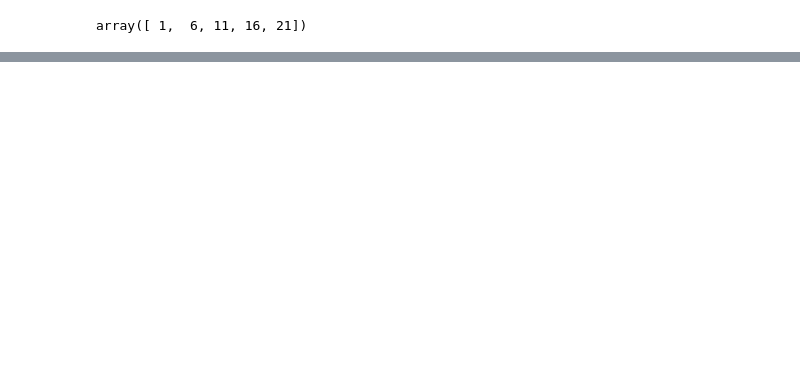
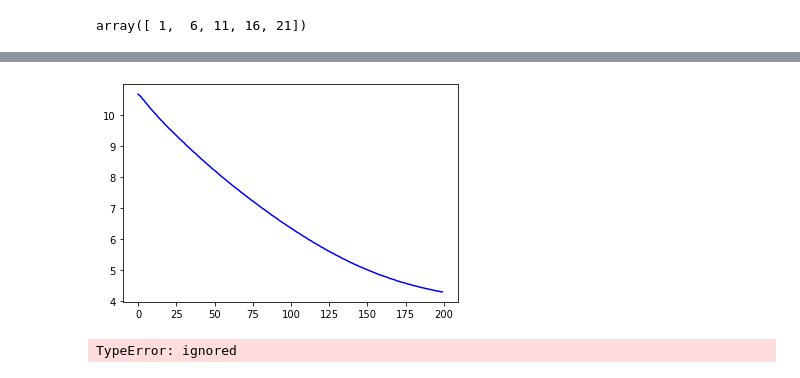
Before and after one commit to AkhilVinayakp/HAR_LSTM_CNN, a Jupyter notebook: windowing_test.ipynb, the cells around one changed output, grey strips where cells are left out. Drawn from its saved outputs; the diff is of its cells as text; code cells hidden in the pictures; blank space fills up the shorter version.

```diff
--- a/windowing_test.ipynb
+++ b/windowing_test.ipynb
@@ -204,0 +235,3 @@ array([ 1,  6, 11, 16, 21])
+# %%
+#droping the user columns
+df.drop('user', axis = 1, inplace=True)
@@ -204,0 +254,4 @@ array([ 1,  6, 11, 16, 21])
+# %%
+# labelencoder object
+le = LabelEncoder()
+df['activity'] = le.fit_transform(df['activity'])
@@ -204,0 +293,3 @@ array([ 1,  6, 11, 16, 21])
+# %%
+# creating windowed dataset
+df_windowed = create_windowed_dataset(df, 20, 10, 1, 128)
@@ -204,0 +328,11 @@ array([ 1,  6, 11, 16, 21])
+# %%
+model = tf.keras.models.Sequential([
+  tf.keras.layers.Dense(10, activation="relu", input_shape = (20,3)),
+  tf.keras.layers.Dense(10, activation="relu"),
+  tf.keras.layers.Dense(1)
+])
+
+optimizer = tf.keras.optimizers.SGD(lr=8e-6, momentum=0.9)
+model.compile(loss="mse", optimizer=optimizer)
+
+history = model.fit(df_windowed, epochs=200, verbose=1)
@@ -204,0 +357,11 @@ array([ 1,  6, 11, 16, 21])
+# %%
+loss = history.history['loss']
+epochs = range(len(loss))
+plt.plot(epochs, loss, 'b', label='Training Loss')
+plt.show()
+# %% [output]
+[figure, added]
+# %%
+df.loc[:20,1:]
+# %% [output]
+TypeError: ignored
```
Also changed, not shown: parts of 31 cells of this notebook.
